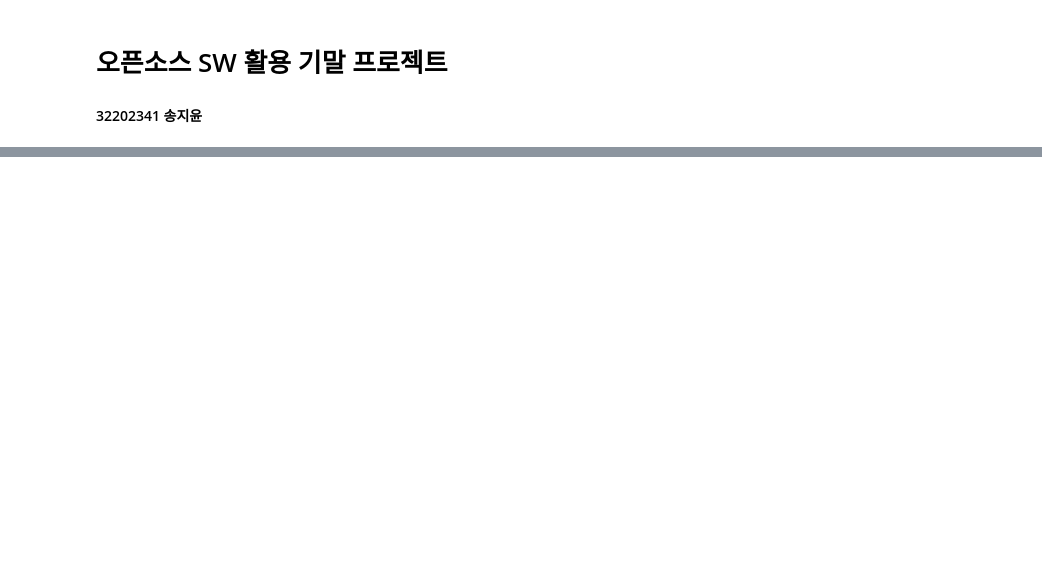
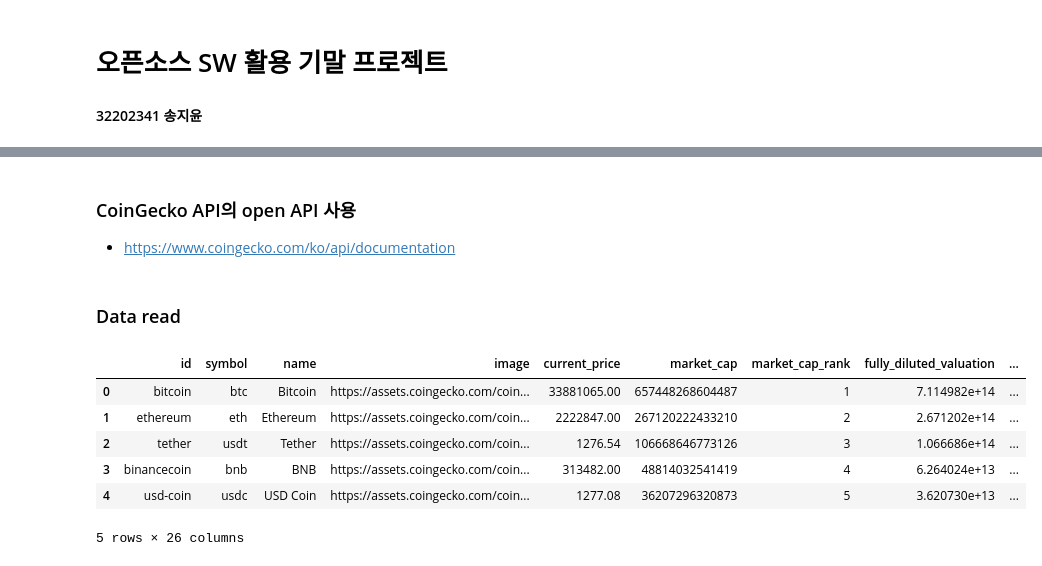
Before and after one commit to sojoyfulyouth/Pandas_DataAnalysis, a Jupyter notebook: Final project/final.ipynb, the cells around one changed output, grey strips where cells are left out. Cells and saved outputs as stored; diff of their text form; code cells hidden in the pictures; blank space fills up the shorter version.

```diff
--- a/Final project/final.ipynb
+++ b/Final project/final.ipynb
@@ -39,0 +119,33 @@ print(df)
+# %% [markdown]
+### CoinGecko API의 open API 사용
+- https://www.coingecko.com/ko/api/documentation
+# %% [markdown]
+### Data read
+# %%
+# 현재 암호화폐별 가격 데이터프레임 생성
+
+# 코인 가격 API endpoint
+url_coinprice = "https://api.coingecko.com/api/v3/coins/markets"
+
+# 파라미터 설정
+params = {
+    "vs_currency": "krw",
+    "order": "market_cap_desc",
+    "per_page": 100,       # 한 페이지 당 보여지는 코인 수
+    "page": 1              # 페이지 1의 코인
+}
+
+# 받아온 데이터로 데이터프레임 생성
+response = requests.get(url_coinprice, params=params)
+data_coinprice = response.json()
+df_price=pd.DataFrame(data_coinprice)
+
+df_price.head()
+# %% [output]
+|  | id | symbol | name | image | current_price | market_cap | market_cap_rank | fully_diluted_valuation | ... |
+| 0 | bitcoin | btc | Bitcoin | https://assets.coingecko.com/coin... | 33881065.00 | 657448268604487 | 1 | 7.114982e+14 | ... |
+| 1 | ethereum | eth | Ethereum | https://assets.coingecko.com/coin... | 2222847.00 | 267120222433210 | 2 | 2.671202e+14 | ... |
+| 2 | tether | usdt | Tether | https://assets.coingecko.com/coin... | 1276.54 | 106668646773126 | 3 | 1.066686e+14 | ... |
+| 3 | binancecoin | bnb | BNB | https://assets.coingecko.com/coin... | 313482.00 | 48814032541419 | 4 | 6.264024e+13 | ... |
+| 4 | usd-coin | usdc | USD Coin | https://assets.coingecko.com/coin... | 1277.08 | 36207296320873 | 5 | 3.620730e+13 | ... |
+5 rows × 26 columns
```
Also changed, not shown: parts of 22 cells of this notebook.
